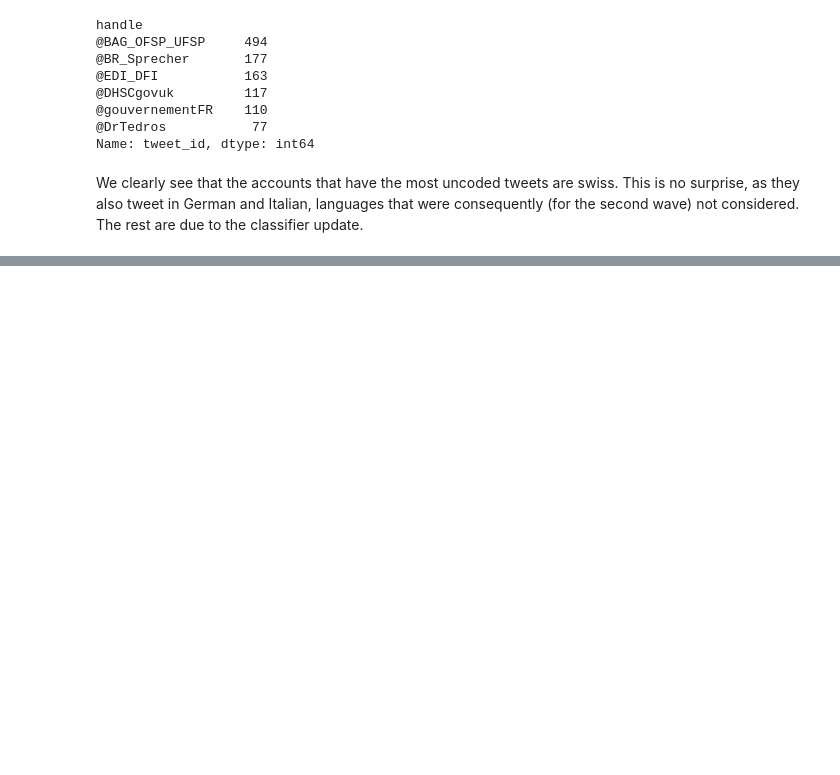
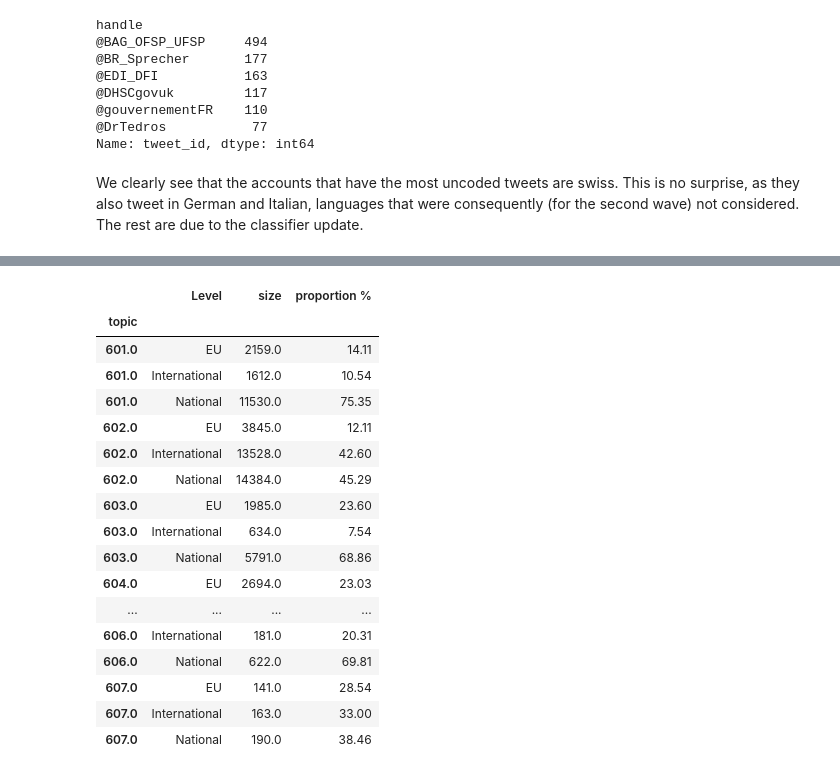
Before and after one commit to ogrnz/covid-nccr, a Jupyter notebook: interactive/descriptives/eda.ipynb, the cells around one changed output, grey strips where cells are left out. Saved outputs shown, nothing was run; the diff lists cells and outputs as text; code cells hidden in the pictures; blank space fills up the shorter version.

```diff
--- a/interactive/descriptives/eda.ipynb
+++ b/interactive/descriptives/eda.ipynb
@@ -266,0 +488,6 @@ We clearly see that the accounts that have the most uncoded tweets are swiss. Th
+# %%
+# Sort topics and actors by most tweets
+out_df = out_df.reset_index() \
+    .sort_values(["topic", "idx"]) \
+    .set_index(["topic", "handle", "idx"])
+out_df = out_df.drop("index", axis=1)
@@ -266,0 +502,27 @@ We clearly see that the accounts that have the most uncoded tweets are swiss. Th
+# %%
+# Reset index to plot
+out_df = out_df.reset_index()
+
+# Get number of tweets per topic for each level
+lvl_size = pd.DataFrame(out_df.groupby(["topic", "Level"])["size"].sum(), columns=["size"]).reset_index("Level")
+lvl_size["proportion %"] = np.round(lvl_size["size"] / lvl_size.groupby("topic").sum()["size"]* 100, 2)
+lvl_size
+# %% [output]
+|  | Level | size | proportion % |
+| topic |  |  |  |
+| 601.0 | EU | 2159.0 | 14.11 |
+| 601.0 | International | 1612.0 | 10.54 |
+| 601.0 | National | 11530.0 | 75.35 |
+| 602.0 | EU | 3845.0 | 12.11 |
+| 602.0 | International | 13528.0 | 42.60 |
+| 602.0 | National | 14384.0 | 45.29 |
+| 603.0 | EU | 1985.0 | 23.60 |
+| 603.0 | International | 634.0 | 7.54 |
+| 603.0 | National | 5791.0 | 68.86 |
+| 604.0 | EU | 2694.0 | 23.03 |
+| ... | ... | ... | ... |
+| 606.0 | International | 181.0 | 20.31 |
+| 606.0 | National | 622.0 | 69.81 |
+| 607.0 | EU | 141.0 | 28.54 |
+| 607.0 | International | 163.0 | 33.00 |
+| 607.0 | National | 190.0 | 38.46 |
```
Also changed, not shown: parts of 54 cells of this notebook, 1 other file.
